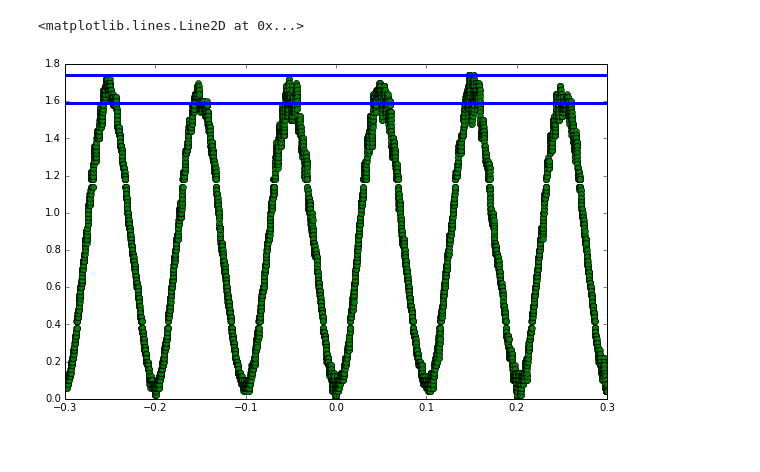
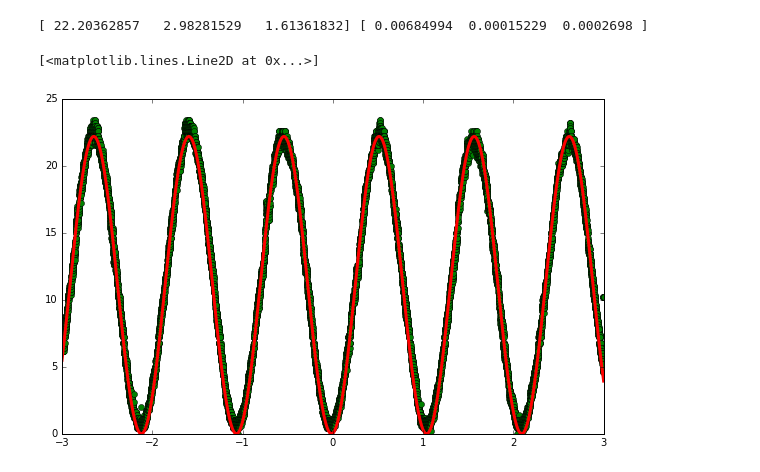
Before and after one commit to sadeus/perfilador_soma, a Jupyter notebook: polarimetro/mediciones/polarimetro.ipynb, the cells around one changed output. Saved outputs shown, nothing was run; the diff lists cells and outputs as text; code cells hidden in the pictures.

```diff
--- a/polarimetro/mediciones/polarimetro.ipynb
+++ b/polarimetro/mediciones/polarimetro.ipynb
@@ -50,8 +54,19 @@ plt.plot(t, f(t, *p), "r-")
-# %%
-
-plt.plot(A[:,0],A[:,1],"go")
-plt.axhline(A[:,1].max())
-plt.axhline(A[:,1].max() - 0.15)
-# %% [output]
-<matplotlib.lines.Line2D at 0x...>
-[figure, removed]
+# %%
+A = pd.read_csv("./pol_laser_sin_ruido.csv", sep=",", comment="#").values
+
+A[:,1] -= A[:,1].min()
+
+f = lambda x, A, w, f: A * np.cos(w * x + f)**2
+beta0 = [-A[:,1].max(), 2.5, np.pi/2]
+
+plt.plot(A[:,0],A[:,1],"go")
+
+p, cov = sp.optimize.curve_fit(f, A[:,0], A[:,1], p0 = beta0)
+print(p, np.sqrt(np.diag(cov)))
+
+t = np.linspace(A[:,0].min(), A[:,0].max(), 10000)
+plt.plot(t, f(t, *p), "r-")
+# %% [output]
+[ 22.20362857   2.98281529   1.61361832] [ 0.00684994  0.00015229  0.0002698 ]
+[<matplotlib.lines.Line2D at 0x...>]
+[figure, added]
```
Also changed, not shown: parts of 1 cell of this notebook, 24 other files.
